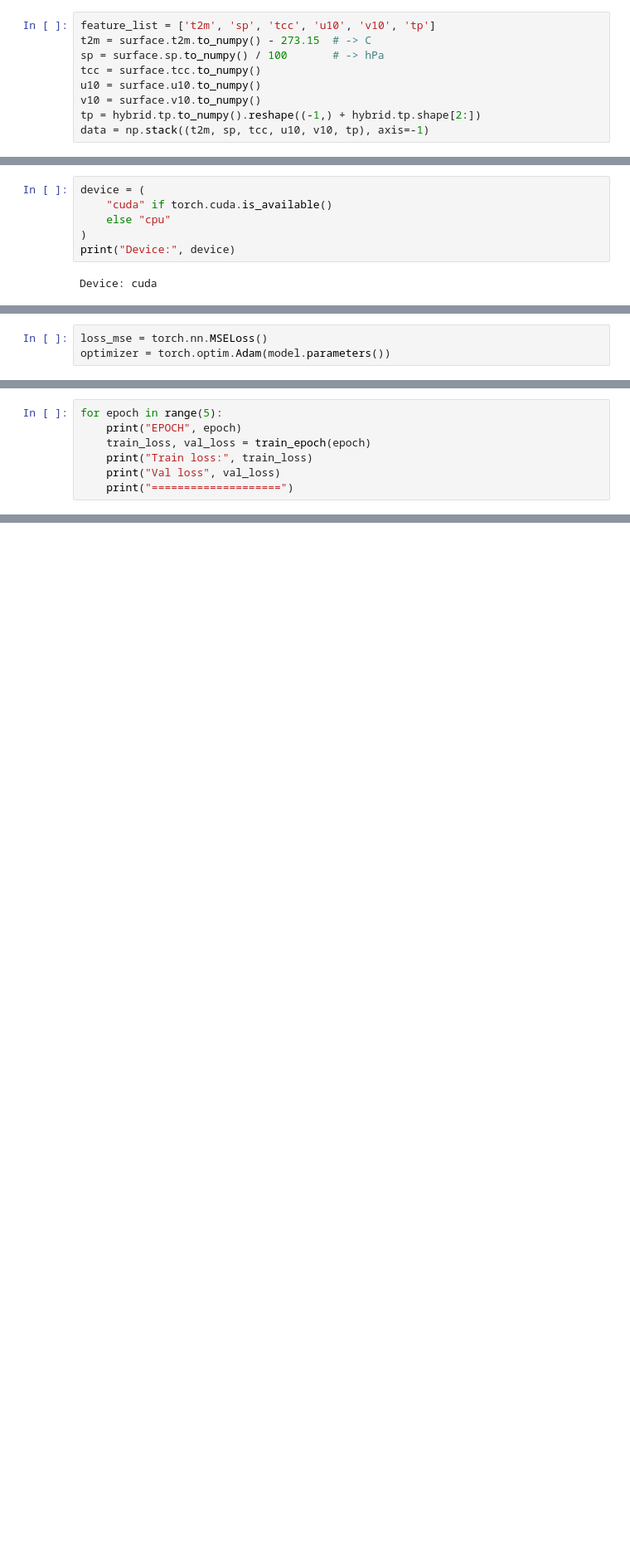
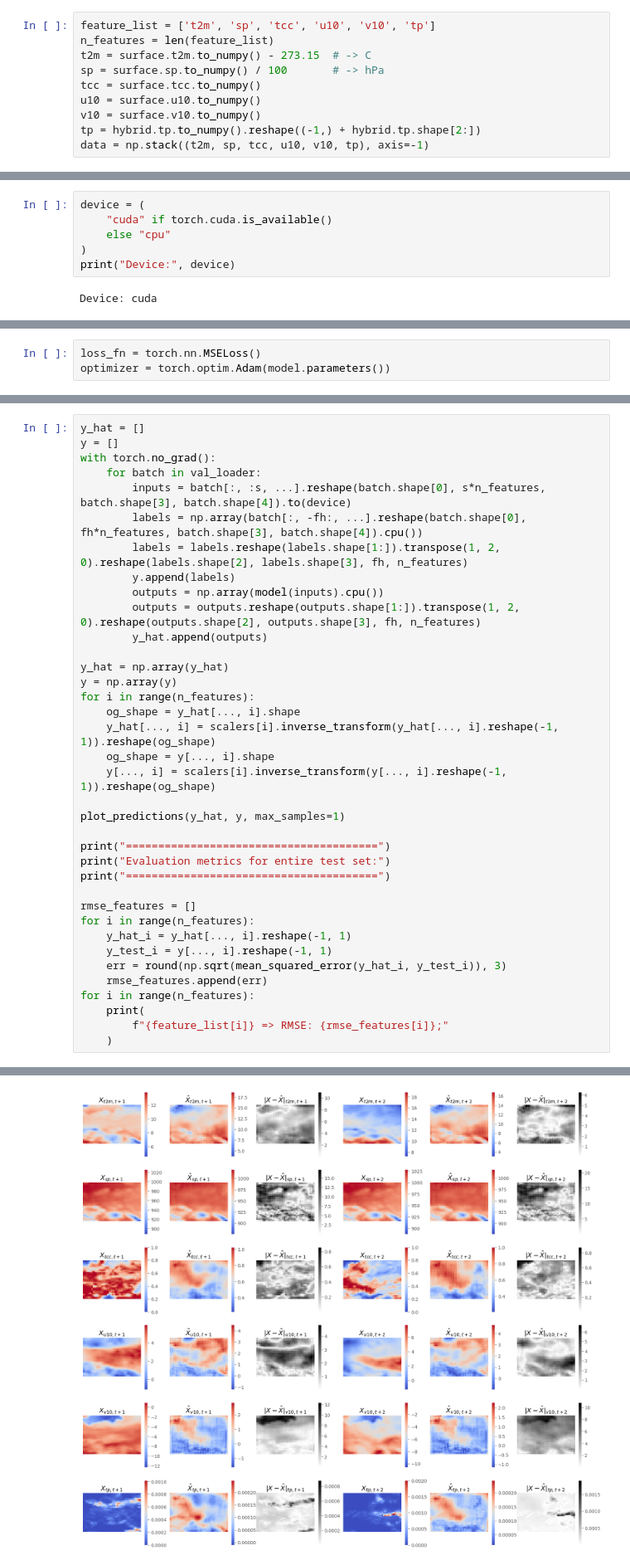
Before and after one commit to iwamaciek/stwp, a Jupyter notebook: demos/cnn-demo.ipynb, the cells around one changed output, grey strips where cells are left out. Shown at 83% size. Drawn from its saved outputs; the diff is of its cells as text; blank space fills up the shorter version.

```diff
--- a/demos/cnn-demo.ipynb
+++ b/demos/cnn-demo.ipynb
@@ -15,6 +16,7 @@ surface = grib_data[0]
 hybrid = grib_data[1]
 # %%
 feature_list = ['t2m', 'sp', 'tcc', 'u10', 'v10', 'tp']
+n_features = len(feature_list)
 t2m = surface.t2m.to_numpy() - 273.15  # -> C
 sp = surface.sp.to_numpy() / 100       # -> hPa
 tcc = surface.tcc.to_numpy()
@@ -71,3 +86,3 @@ test_loader = torch.utils.data.DataLoader([X_test, y_test], batch_size=4, shuffl
 # %%
-loss_mse = torch.nn.MSELoss()
+loss_fn = torch.nn.MSELoss()
 optimizer = torch.optim.Adam(model.parameters())
@@ -102,7 +88,0 @@ def train_epoch(epoch_index):
-# %%
-for epoch in range(5):
-    print("EPOCH", epoch)
-    train_loss, val_loss = train_epoch(epoch)
-    print("Train loss:", train_loss)
-    print("Val loss", val_loss)
-    print("====================")
@@ -331,0 +200,38 @@ Total time taken:
+# %%
+y_hat = []
+y = []
+with torch.no_grad():
+    for batch in val_loader:
+        inputs = batch[:, :s, ...].reshape(batch.shape[0], s*n_features, batch.shape[3], batch.shape[4]).to(device)
+        labels = np.array(batch[:, -fh:, ...].reshape(batch.shape[0], fh*n_features, batch.shape[3], batch.shape[4]).cpu())
+        labels = labels.reshape(labels.shape[1:]).transpose(1, 2, 0).reshape(labels.shape[2], labels.shape[3], fh, n_features)
+        y.append(labels)
+        outputs = np.array(model(inputs).cpu())
+        outputs = outputs.reshape(outputs.shape[1:]).transpose(1, 2, 0).reshape(outputs.shape[2], outputs.shape[3], fh, n_features)
+        y_hat.append(outputs)
+
+y_hat = np.array(y_hat)
+y = np.array(y)
+for i in range(n_features):
+    og_shape = y_hat[..., i].shape
+    y_hat[..., i] = scalers[i].inverse_transform(y_hat[..., i].reshape(-1, 1)).reshape(og_shape)
+    og_shape = y[..., i].shape
+    y[..., i] = scalers[i].inverse_transform(y[..., i].reshape(-1, 1)).reshape(og_shape)
+
+plot_predictions(y_hat, y, max_samples=1)
+
+print("=======================================")
+print("Evaluation metrics for entire test set:")
+print("=======================================")
+
+rmse_features = []
+for i in range(n_features):
+    y_hat_i = y_hat[..., i].reshape(-1, 1)
+    y_test_i = y[..., i].reshape(-1, 1)
+    err = round(np.sqrt(mean_squared_error(y_hat_i, y_test_i)), 3)
+    rmse_features.append(err)
+for i in range(n_features):
+    print(
+        f"{feature_list[i]} => RMSE: {rmse_features[i]};"
+    )
+# %% [output]
@@ -331,0 +244 @@ Total time taken:
+[figure, added]
```
Also changed, not shown: parts of 21 cells of this notebook, 2 other files.
